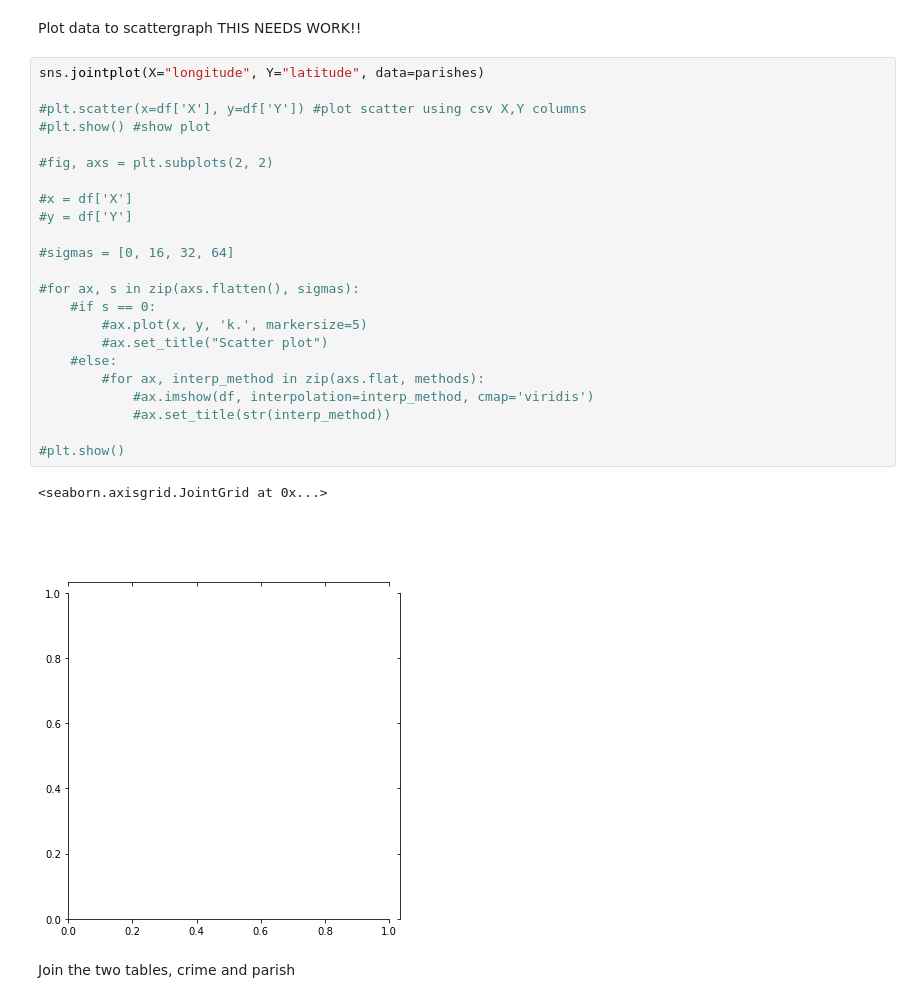
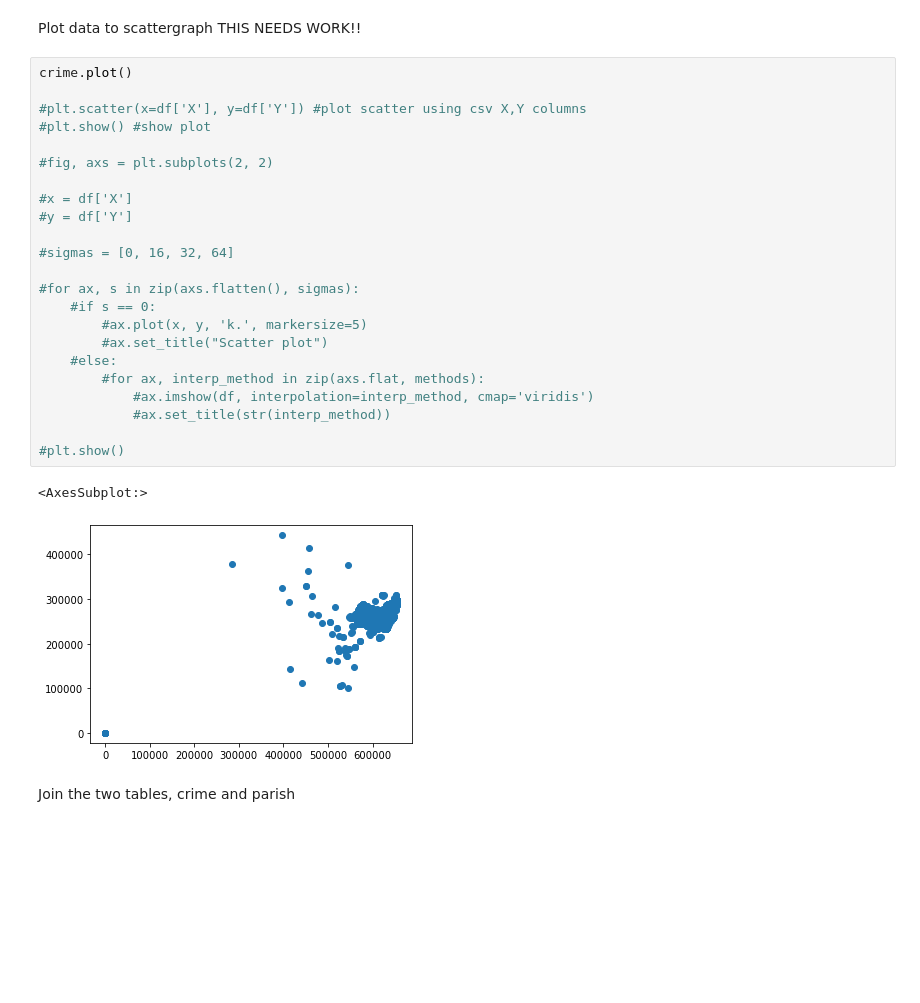
Before and after one commit to GregMcS/egm722CrimeProj, a Jupyter notebook: jupyter-notebook.ipynb, the cells around one changed output. Drawn from its saved outputs; the diff is of its cells as text; blank space fills up the shorter version.

```diff
--- a/jupyter-notebook.ipynb
+++ b/jupyter-notebook.ipynb
@@ -122,30 +122,30 @@ except ImportError:
 # %% [markdown]
 Plot data to scattergraph THIS NEEDS WORK!!
 # %%
-sns.jointplot(X="longitude", Y="latitude", data=parishes)
+crime.plot()
 
 #plt.scatter(x=df['X'], y=df['Y']) #plot scatter using csv X,Y columns
 #plt.show() #show plot
 
 #fig, axs = plt.subplots(2, 2)
 
 #x = df['X']
 #y = df['Y']
 
 #sigmas = [0, 16, 32, 64]
 
 #for ax, s in zip(axs.flatten(), sigmas):
     #if s == 0:
         #ax.plot(x, y, 'k.', markersize=5)
         #ax.set_title("Scatter plot")
     #else:
         #for ax, interp_method in zip(axs.flat, methods):
             #ax.imshow(df, interpolation=interp_method, cmap='viridis')
             #ax.set_title(str(interp_method))
 
 #plt.show()
 # %% [output]
-<seaborn.axisgrid.JointGrid at 0x...>
+<AxesSubplot:>
-[figure, old version]
+[figure, new version]
 # %% [markdown]
 Join the two tables, crime and parish
```
Also changed, not shown: parts of 12 cells of this notebook.
